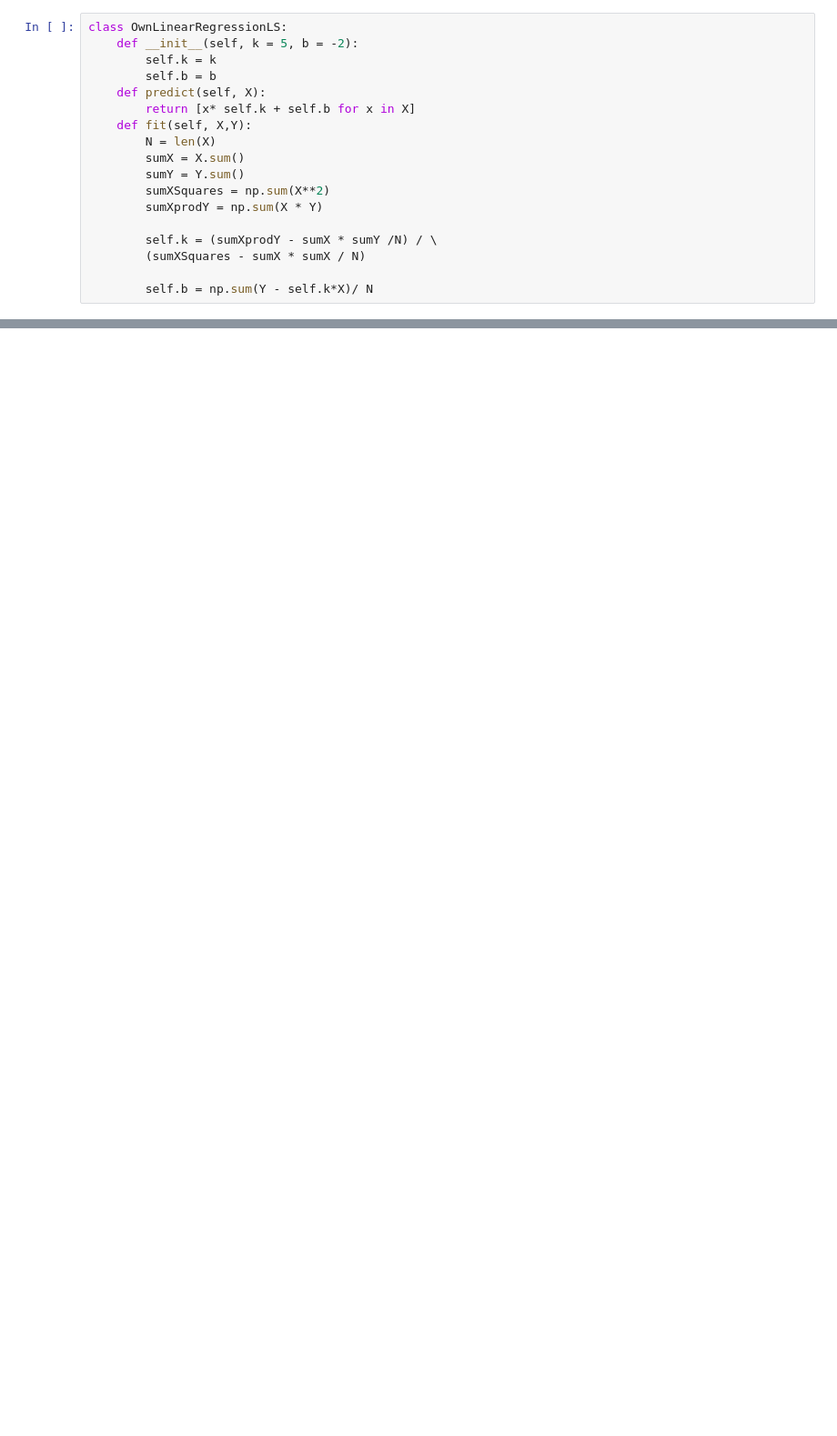
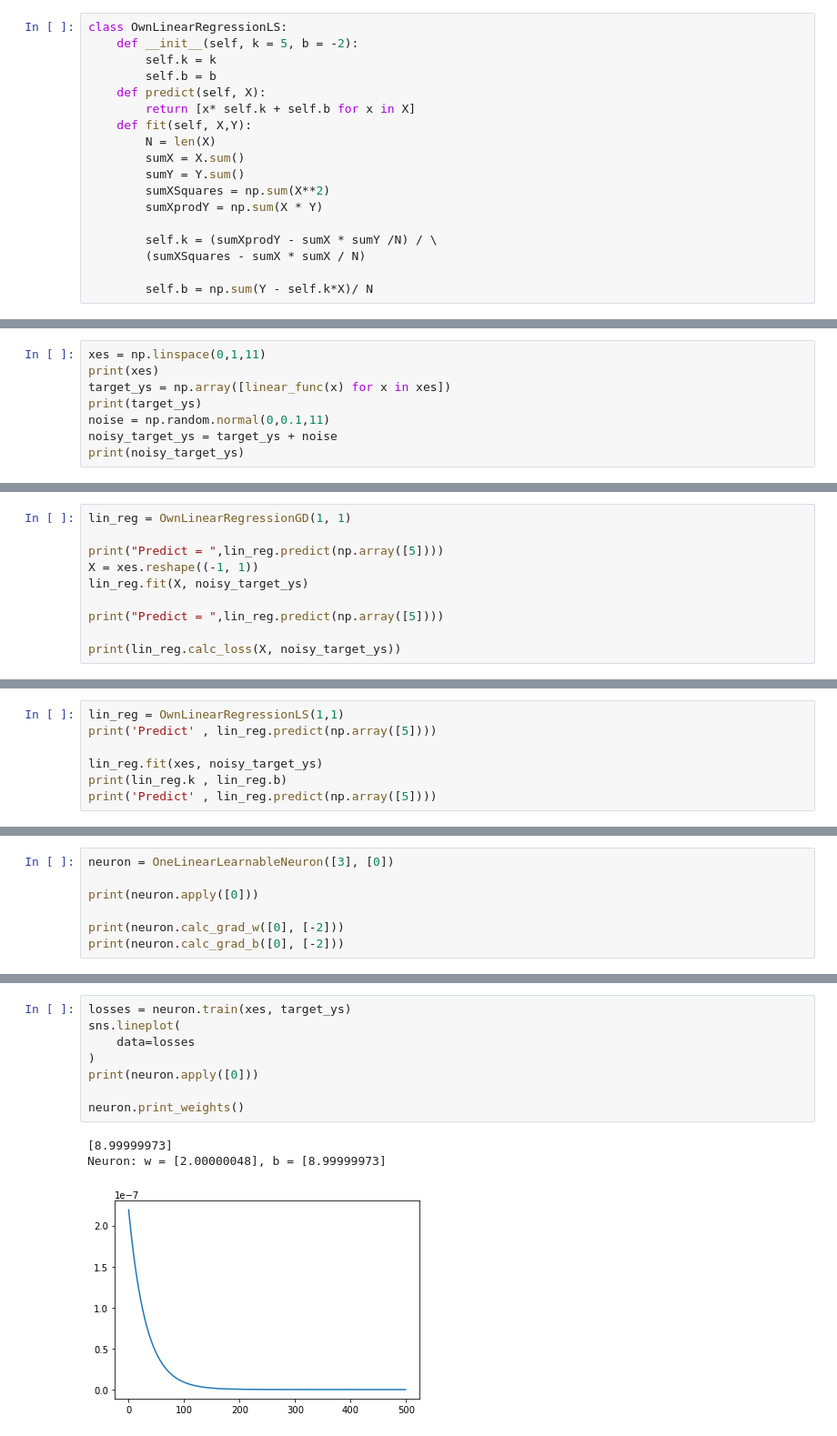
Before and after one commit to Paull-dark/Skill_Notebooks_2ndY, a Jupyter notebook: Mod_2_Math_for_NN_prt_1/Lin_models_vs_numpy.ipynb, the cells around one changed output, grey strips where cells are left out. Shown at 91% size. Drawn from its saved outputs; the diff is of its cells as text; blank space fills up the shorter version.

```diff
--- a/Mod_2_Math_for_NN_prt_1/Lin_models_vs_numpy.ipynb
+++ b/Mod_2_Math_for_NN_prt_1/Lin_models_vs_numpy.ipynb
@@ -122,0 +192,8 @@ array([-1.83756546, -1.56117564, -1.05281718, -0.60729686,  0.08654076,
+# %%
+xes = np.linspace(0,1,11)
+print(xes)
+target_ys = np.array([linear_func(x) for x in xes])
+print(target_ys)
+noise = np.random.normal(0,0.1,11)
+noisy_target_ys = target_ys + noise
+print(noisy_target_ys)
@@ -122,0 +205,10 @@ array([-1.83756546, -1.56117564, -1.05281718, -0.60729686,  0.08654076,
+# %%
+lin_reg = OwnLinearRegressionGD(1, 1)
+
+print("Predict = ",lin_reg.predict(np.array([5])))
+X = xes.reshape((-1, 1))
+lin_reg.fit(X, noisy_target_ys)
+
+print("Predict = ",lin_reg.predict(np.array([5])))
+
+print(lin_reg.calc_loss(X, noisy_target_ys))
@@ -122,0 +220,7 @@ array([-1.83756546, -1.56117564, -1.05281718, -0.60729686,  0.08654076,
+# %%
+lin_reg = OwnLinearRegressionLS(1,1)
+print('Predict' , lin_reg.predict(np.array([5])))
+
+lin_reg.fit(xes, noisy_target_ys)
+print(lin_reg.k , lin_reg.b)
+print('Predict' , lin_reg.predict(np.array([5])))
@@ -122,0 +276,7 @@ array([-1.83756546, -1.56117564, -1.05281718, -0.60729686,  0.08654076,
+# %%
+neuron = OneLinearLearnableNeuron([3], [0])
+
+print(neuron.apply([0]))
+
+print(neuron.calc_grad_w([0], [-2]))
+print(neuron.calc_grad_b([0], [-2]))
@@ -122,0 +287,12 @@ array([-1.83756546, -1.56117564, -1.05281718, -0.60729686,  0.08654076,
+# %%
+losses = neuron.train(xes, target_ys)
+sns.lineplot(
+    data=losses
+)
+print(neuron.apply([0]))
+
+neuron.print_weights()
+# %% [output]
+[8.99999973]
+Neuron: w = [2.00000048], b = [8.99999973]
+[figure, added]
```
Also changed, not shown: parts of 33 cells of this notebook, 1 other file.
